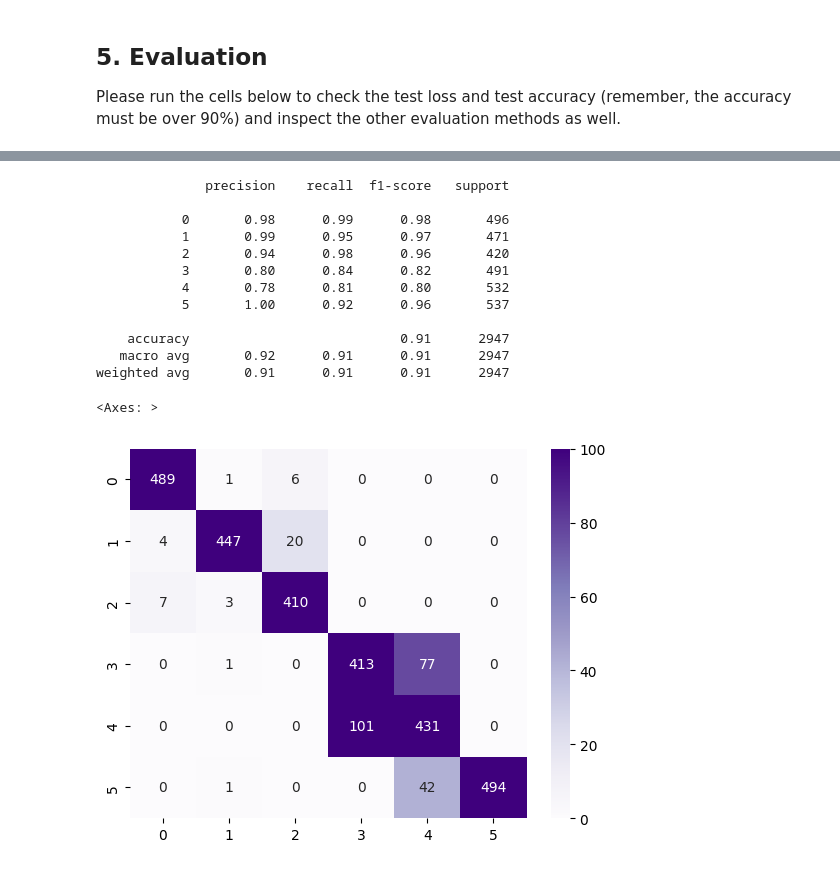
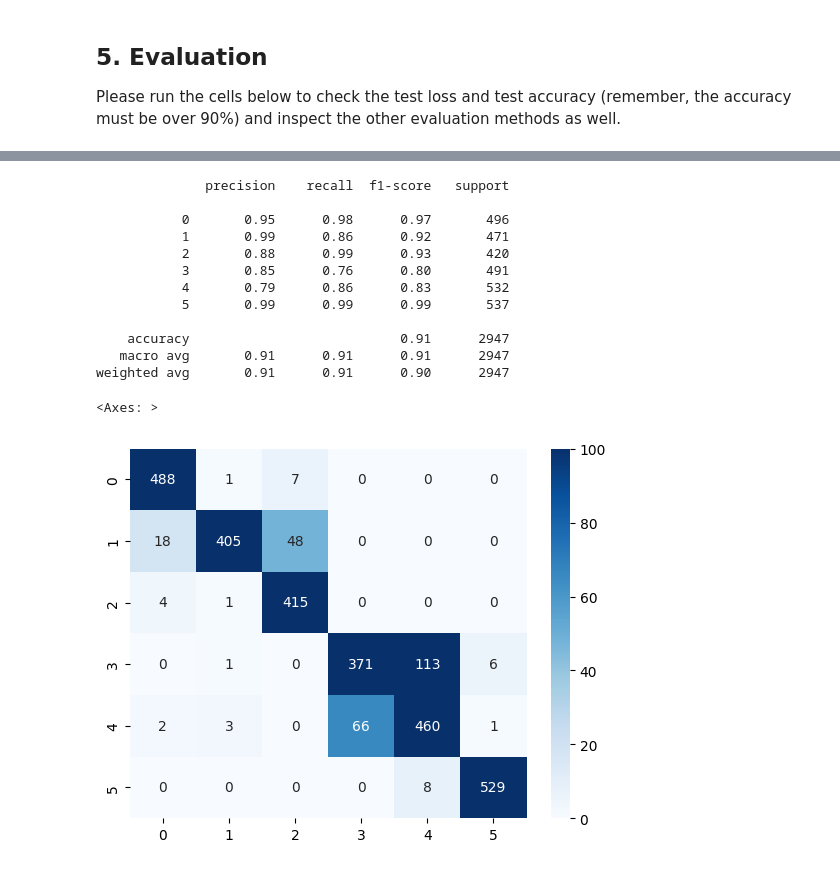
Before and after one commit to eliza-giane/deep-learning-hw5, a Jupyter notebook: 1D_CNN_activity_recognition_assessment5.ipynb, the cells around one changed output, grey strips where cells are left out. Cells and saved outputs as stored; diff of their text form; code cells hidden in the pictures.

```diff
--- a/1D_CNN_activity_recognition_assessment5.ipynb
+++ b/1D_CNN_activity_recognition_assessment5.ipynb
@@ -162,7 +164,7 @@ nb_features     = X_train.shape[2] # the number of features of the input data (n
 nb_outputs      = Y_train.shape[1] # the number of outputs (defined by the target data)
 # %%
 model = Sequential()
-model.add(Conv1D(filters=2.7*nb_filter, kernel_size=filter_length, activation='relu', kernel_initializer='he_normal', input_shape=(window_size, nb_features)))
+model.add(Conv1D(filters=3*nb_filter, kernel_size=filter_length, activation='relu', kernel_initializer='he_normal', input_shape=(window_size, nb_features)))
 model.add(MaxPooling1D(pool_size=2,strides=1,padding='valid'))
 model.add(Dropout(0.1))
 
@@ -212,7 +208,7 @@ And now we run the training:
 # %%
 model.fit(X_train, Y_train,
           # validation_data=(X_valid,Y_valid),
-          epochs=200, batch_size=128,
+          epochs=300, batch_size=128,
           validation_split=0.2, # don't change the validation split
           callbacks=[es],
           verbose=1)
@@ -257,19 +253,19 @@ print(classification_report(np.argmax(Y_test,1),np.argmax(preds,1)))
 # %% [output]
               precision    recall  f1-score   support
 
-           0       0.98      0.99      0.98       496
-           1       0.99      0.95      0.97       471
-           2       0.94      0.98      0.96       420
-           3       0.80      0.84      0.82       491
-           4       0.78      0.81      0.80       532
-           5       1.00      0.92      0.96       537
+           0       0.95      0.98      0.97       496
+           1       0.99      0.86      0.92       471
+           2       0.88      0.99      0.93       420
+           3       0.85      0.76      0.80       491
+           4       0.79      0.86      0.83       532
+           5       0.99      0.99      0.99       537
 
     accuracy                           0.91      2947
-   macro avg       0.92      0.91      0.91      2947
-weighted avg       0.91      0.91      0.91      2947
+   macro avg       0.91      0.91      0.91      2947
+weighted avg       0.91      0.91      0.90      2947
 # %%
 conf=confusion_matrix(np.argmax(Y_test,1),np.argmax(preds,1))
-sns.heatmap(conf, annot=True, fmt='d', vmax=100,cmap='Purples')
+sns.heatmap(conf, annot=True, fmt='d', vmax=100,cmap='Blues')
 # %% [output]
 <Axes: >
-[figure, old version]
+[figure, new version]
```
Also changed, not shown: parts of 8 cells of this notebook.
